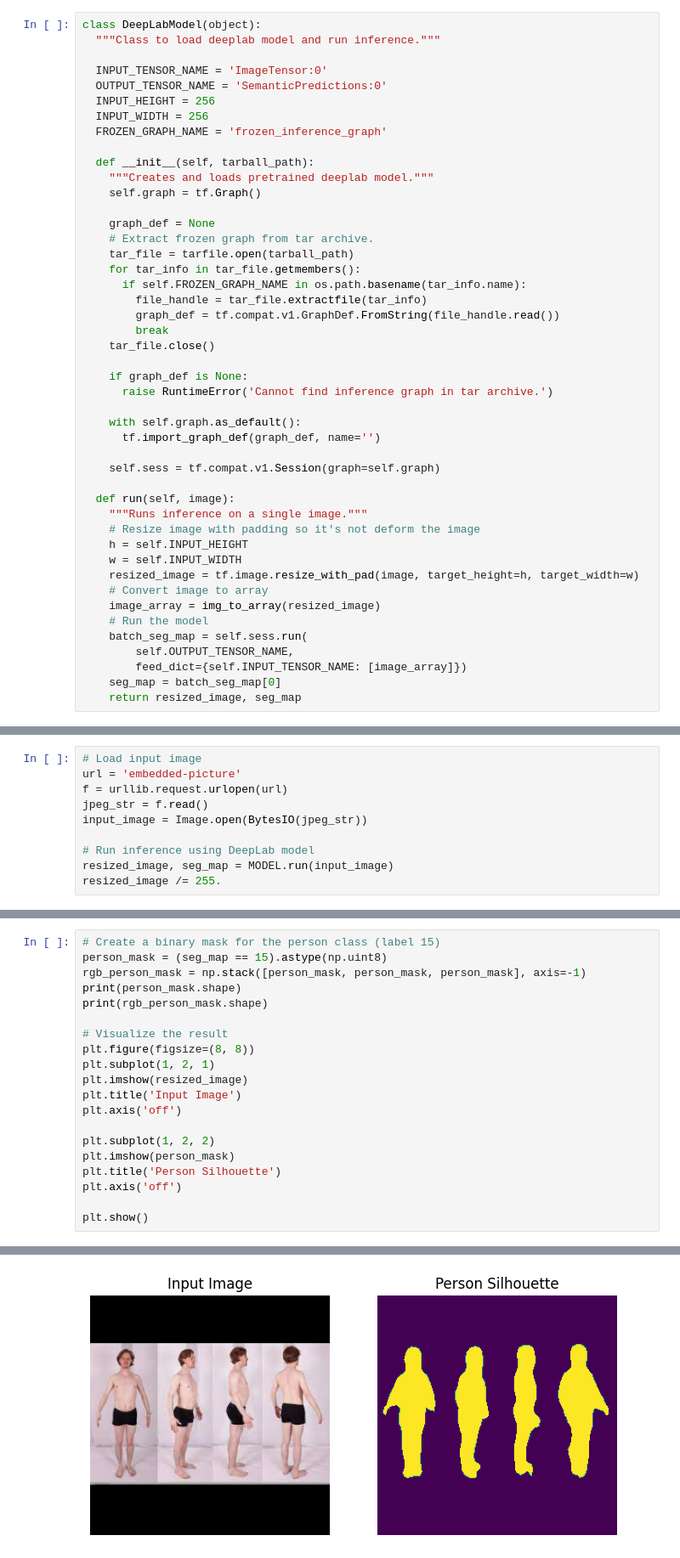
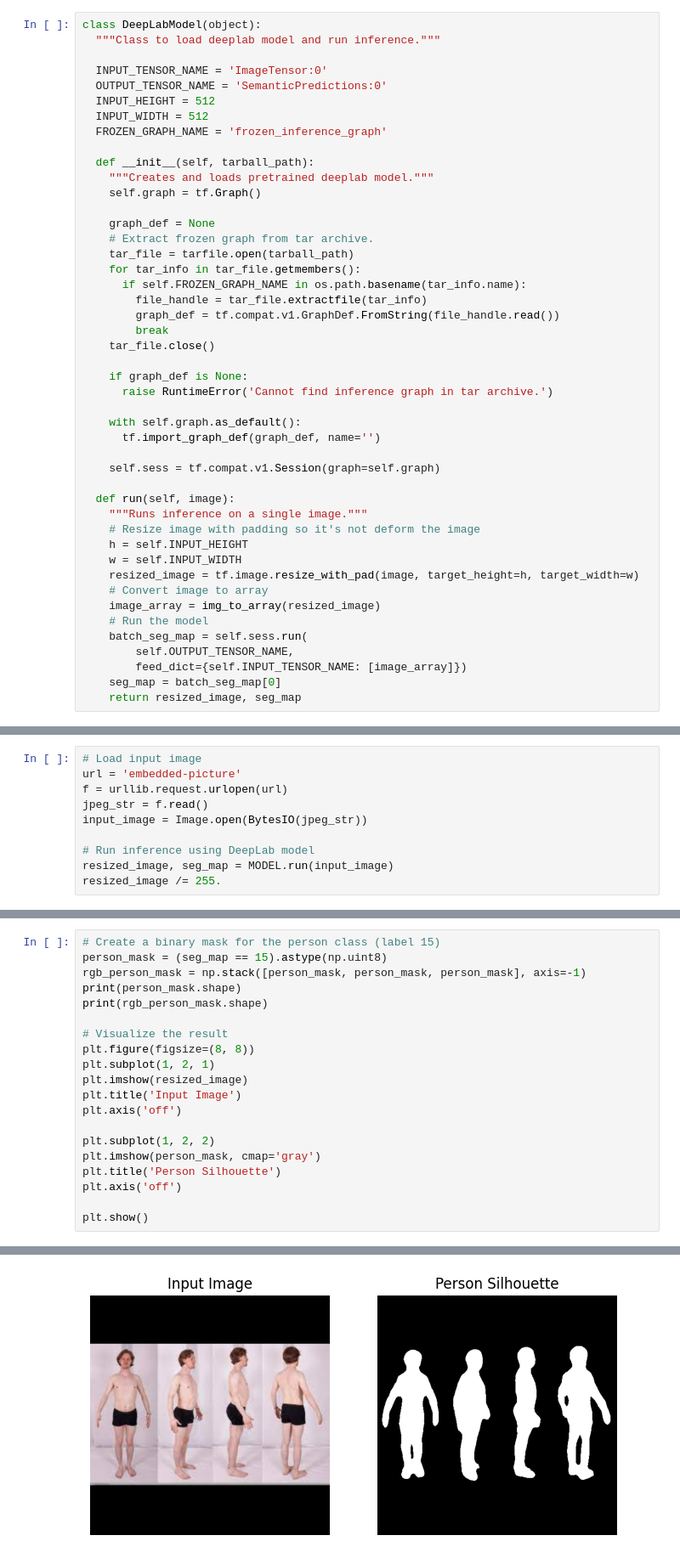
Before and after one commit to CH2-PS090/machine-learning, a Jupyter notebook: DeepLab_v3/DeepLab_Model.ipynb, the cells around one changed output, grey strips where cells are left out. Shown at 85% size. Drawn from its saved outputs; the diff is of its cells as text.

```diff
--- a/DeepLab_v3/DeepLab_Model.ipynb
+++ b/DeepLab_v3/DeepLab_Model.ipynb
@@ -29,8 +38,8 @@ class DeepLabModel(object):
 
   INPUT_TENSOR_NAME = 'ImageTensor:0'
   OUTPUT_TENSOR_NAME = 'SemanticPredictions:0'
-  INPUT_HEIGHT = 256
-  INPUT_WIDTH = 256
+  INPUT_HEIGHT = 512
+  INPUT_WIDTH = 512
   FROZEN_GRAPH_NAME = 'frozen_inference_graph'
 
   def __init__(self, tarball_path):
@@ -97,7 +110,7 @@ plt.title('Input Image')
 plt.axis('off')
 
 plt.subplot(1, 2, 2)
-plt.imshow(person_mask)
+plt.imshow(person_mask, cmap='gray')
 plt.title('Person Silhouette')
 plt.axis('off')
 
@@ -108 +121 @@ plt.show()
-[figure, old version]
+[figure, new version]
```
Also changed, not shown: parts of 4 cells of this notebook.
